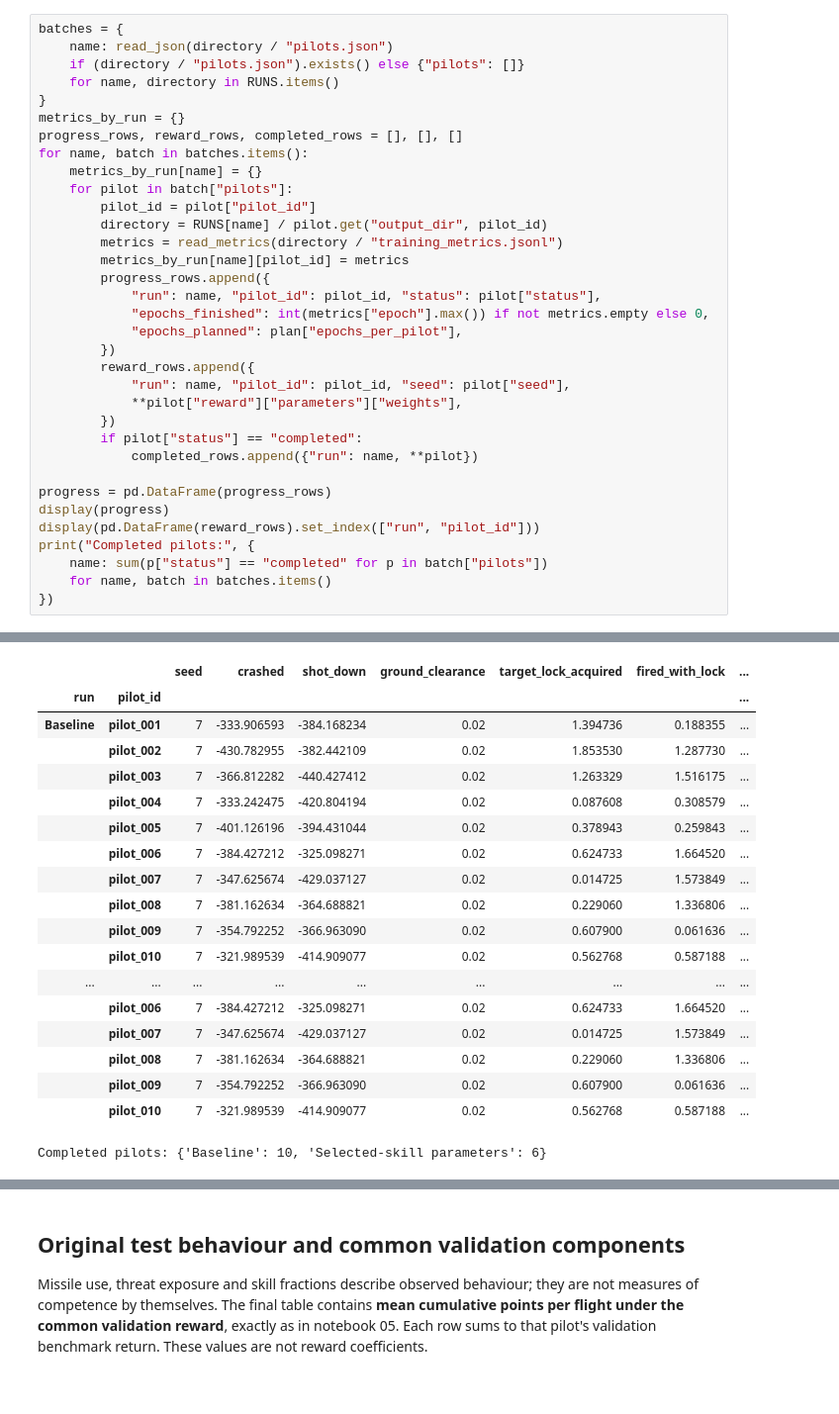
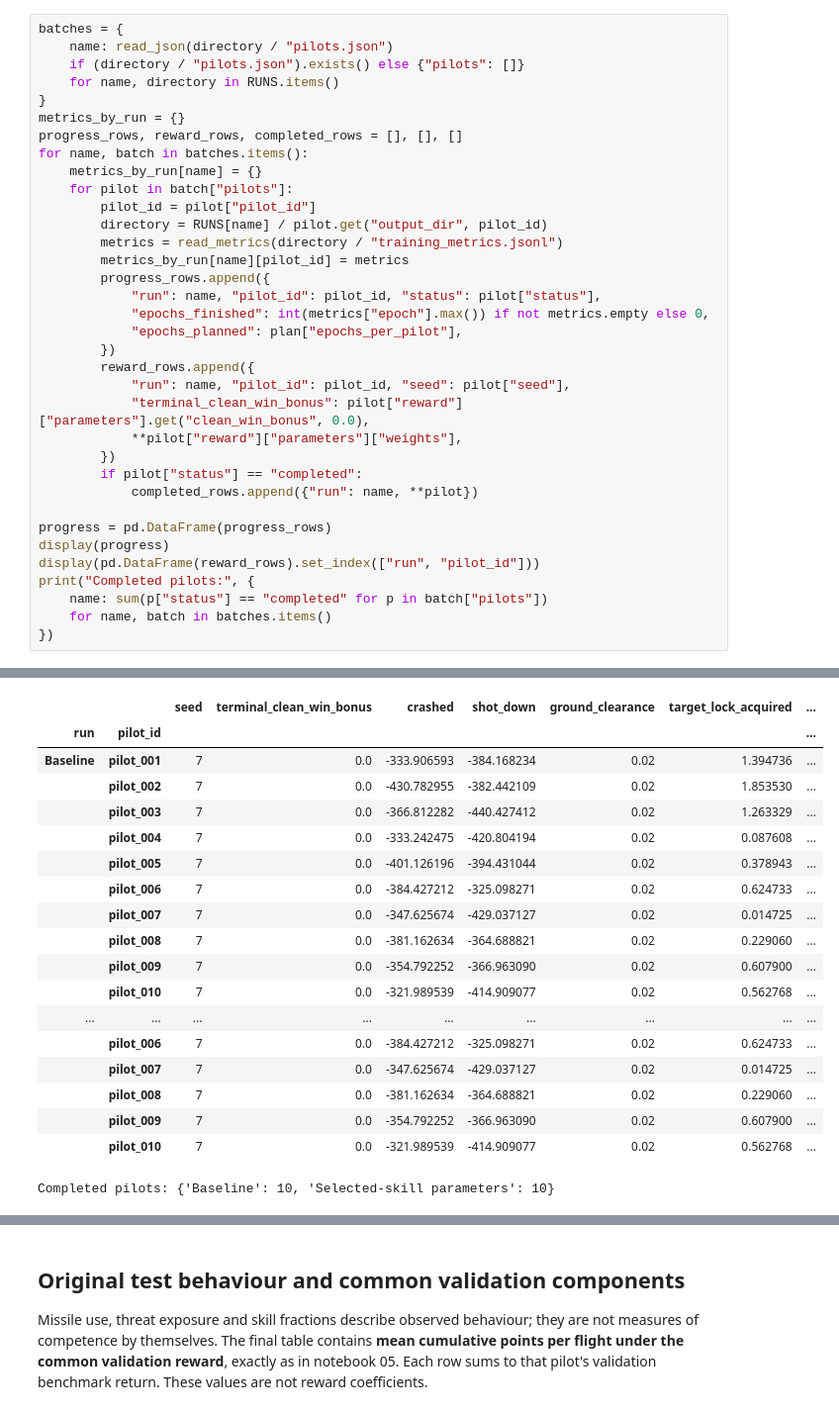
Before and after one commit to Rejn2024/Trajectory_Classification, a Jupyter notebook: notebooks/05_compare_population_runs.ipynb, the cells around one changed output, grey strips where cells are left out. Shown at 99% size. Cells and saved outputs as stored; diff of their text form.

```diff
--- a/notebooks/05_compare_population_runs.ipynb
+++ b/notebooks/05_compare_population_runs.ipynb
@@ -108,6 +136,7 @@ for name, batch in batches.items():
         })
         reward_rows.append({
             "run": name, "pilot_id": pilot_id, "seed": pilot["seed"],
+            "terminal_clean_win_bonus": pilot["reward"]["parameters"].get("clean_win_bonus", 0.0),
             **pilot["reward"]["parameters"]["weights"],
         })
         if pilot["status"] == "completed":
@@ -141,22 +170,22 @@ print("Completed pilots:", {
-|  |  | seed | crashed | shot_down | ground_clearance | target_lock_acquired | fired_with_lock | ... |
+|  |  | seed | terminal_clean_win_bonus | crashed | shot_down | ground_clearance | target_lock_acquired | ... |
 | run | pilot_id |  |  |  |  |  |  | ... |
-| Baseline | pilot_001 | 7 | -333.906593 | -384.168234 | 0.02 | 1.394736 | 0.188355 | ... |
-|  | pilot_002 | 7 | -430.782955 | -382.442109 | 0.02 | 1.853530 | 1.287730 | ... |
-|  | pilot_003 | 7 | -366.812282 | -440.427412 | 0.02 | 1.263329 | 1.516175 | ... |
-|  | pilot_004 | 7 | -333.242475 | -420.804194 | 0.02 | 0.087608 | 0.308579 | ... |
-|  | pilot_005 | 7 | -401.126196 | -394.431044 | 0.02 | 0.378943 | 0.259843 | ... |
-|  | pilot_006 | 7 | -384.427212 | -325.098271 | 0.02 | 0.624733 | 1.664520 | ... |
-|  | pilot_007 | 7 | -347.625674 | -429.037127 | 0.02 | 0.014725 | 1.573849 | ... |
-|  | pilot_008 | 7 | -381.162634 | -364.688821 | 0.02 | 0.229060 | 1.336806 | ... |
-|  | pilot_009 | 7 | -354.792252 | -366.963090 | 0.02 | 0.607900 | 0.061636 | ... |
-|  | pilot_010 | 7 | -321.989539 | -414.909077 | 0.02 | 0.562768 | 0.587188 | ... |
+| Baseline | pilot_001 | 7 | 0.0 | -333.906593 | -384.168234 | 0.02 | 1.394736 | ... |
+|  | pilot_002 | 7 | 0.0 | -430.782955 | -382.442109 | 0.02 | 1.853530 | ... |
+|  | pilot_003 | 7 | 0.0 | -366.812282 | -440.427412 | 0.02 | 1.263329 | ... |
+|  | pilot_004 | 7 | 0.0 | -333.242475 | -420.804194 | 0.02 | 0.087608 | ... |
+|  | pilot_005 | 7 | 0.0 | -401.126196 | -394.431044 | 0.02 | 0.378943 | ... |
+|  | pilot_006 | 7 | 0.0 | -384.427212 | -325.098271 | 0.02 | 0.624733 | ... |
+|  | pilot_007 | 7 | 0.0 | -347.625674 | -429.037127 | 0.02 | 0.014725 | ... |
+|  | pilot_008 | 7 | 0.0 | -381.162634 | -364.688821 | 0.02 | 0.229060 | ... |
+|  | pilot_009 | 7 | 0.0 | -354.792252 | -366.963090 | 0.02 | 0.607900 | ... |
+|  | pilot_010 | 7 | 0.0 | -321.989539 | -414.909077 | 0.02 | 0.562768 | ... |
 | ... | ... | ... | ... | ... | ... | ... | ... | ... |
-|  | pilot_006 | 7 | -384.427212 | -325.098271 | 0.02 | 0.624733 | 1.664520 | ... |
-|  | pilot_007 | 7 | -347.625674 | -429.037127 | 0.02 | 0.014725 | 1.573849 | ... |
-|  | pilot_008 | 7 | -381.162634 | -364.688821 | 0.02 | 0.229060 | 1.336806 | ... |
-|  | pilot_009 | 7 | -354.792252 | -366.963090 | 0.02 | 0.607900 | 0.061636 | ... |
-|  | pilot_010 | 7 | -321.989539 | -414.909077 | 0.02 | 0.562768 | 0.587188 | ... |
+|  | pilot_006 | 7 | 0.0 | -384.427212 | -325.098271 | 0.02 | 0.624733 | ... |
+|  | pilot_007 | 7 | 0.0 | -347.625674 | -429.037127 | 0.02 | 0.014725 | ... |
+|  | pilot_008 | 7 | 0.0 | -381.162634 | -364.688821 | 0.02 | 0.229060 | ... |
+|  | pilot_009 | 7 | 0.0 | -354.792252 | -366.963090 | 0.02 | 0.607900 | ... |
+|  | pilot_010 | 7 | 0.0 | -321.989539 | -414.909077 | 0.02 | 0.562768 | ... |
-Completed pilots: {'Baseline': 10, 'Selected-skill parameters': 6}
+Completed pilots: {'Baseline': 10, 'Selected-skill parameters': 10}
 # %% [markdown]
 ## Checkpoint selection and original test competence
 
```
Also changed, not shown: parts of 14 cells of this notebook, 8 other files.
